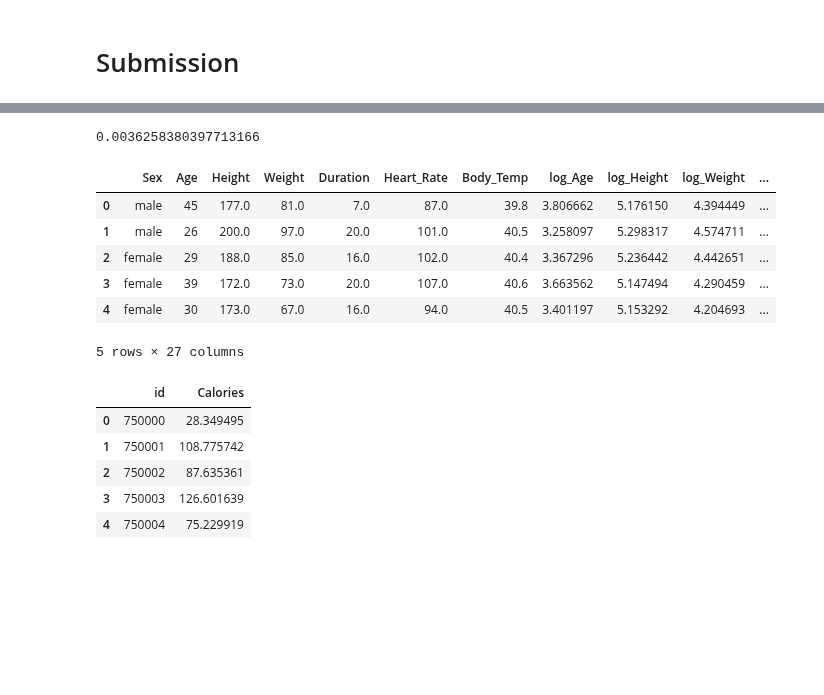
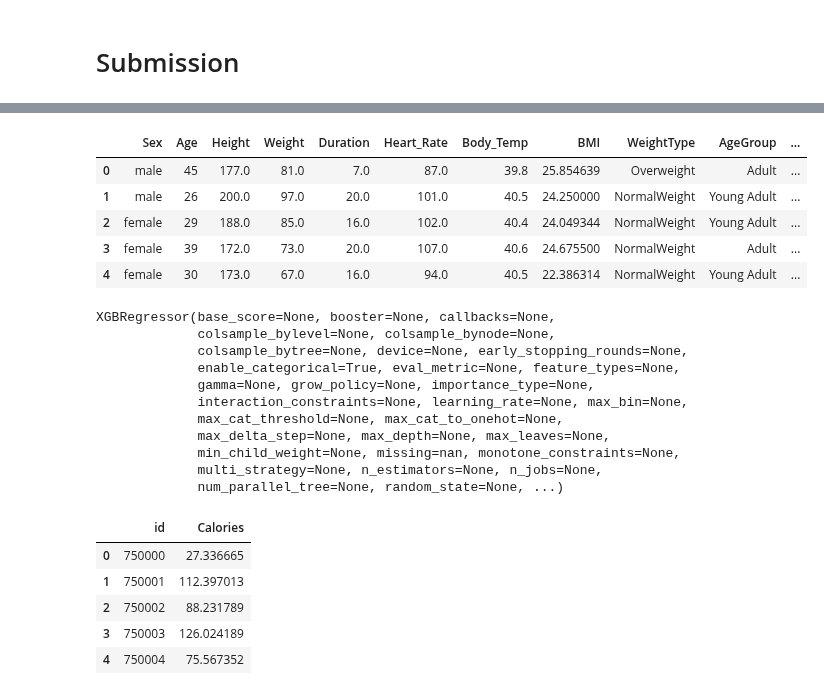
Before and after one commit to Richardhhhg/Kaggle, a Jupyter notebook: calories-xgb.ipynb, the cells around one changed output, grey strips where cells are left out. Saved outputs shown, nothing was run; the diff lists cells and outputs as text; code cells hidden in the pictures; blank space fills up the shorter version.

Commit message:
Kaggle Notebook | Calories | XGB | Version 24

```diff
--- a/calories-xgb.ipynb
+++ b/calories-xgb.ipynb
@@ -62,7 +65,7 @@ def make_pairs(df):
     pair_size = [2,3]
 
     for r in pair_size:
-        for cols in tqdm(list(combinations(encode_columns, r))):
+        for cols in list(combinations(encode_columns, r)):
             new_col_name = '_'.join(cols)
 
             df_temp[new_col_name] = df_temp[list(cols)].astype(str).agg('_'.join, axis=1)
@@ -330,25 +353,38 @@ XGBRegressor(alpha=0.3170600920490681, base_score=None, booster=None,
 # %%
-y_val_pred = best_model.predict(X_val2)
-y_val_pred = np.expm1(y_val_pred)
-score = mean_squared_log_error(y_val_pred, y_val)
-print(score)
+# y_val_pred = best_model.predict(X_val1)
+# y_val_pred = np.expm1(y_val_pred)
+# score = mean_squared_log_error(y_val_pred, y_val)
+# print(score)
-# %% [output]
-0.0036258380397713166
 # %%
-df_test1 = make_features(df_test, test=True, make_int=False)
+df_test1 = make_features(df_test, test=True, make_int=False, make_log=False)
 
 df_test1.head()
 # %% [output]
-|  | Sex | Age | Height | Weight | Duration | Heart_Rate | Body_Temp | log_Age | log_Height | log_Weight | ... |
-| 0 | male | 45 | 177.0 | 81.0 | 7.0 | 87.0 | 39.8 | 3.806662 | 5.176150 | 4.394449 | ... |
-| 1 | male | 26 | 200.0 | 97.0 | 20.0 | 101.0 | 40.5 | 3.258097 | 5.298317 | 4.574711 | ... |
-| 2 | female | 29 | 188.0 | 85.0 | 16.0 | 102.0 | 40.4 | 3.367296 | 5.236442 | 4.442651 | ... |
-| 3 | female | 39 | 172.0 | 73.0 | 20.0 | 107.0 | 40.6 | 3.663562 | 5.147494 | 4.290459 | ... |
-| 4 | female | 30 | 173.0 | 67.0 | 16.0 | 94.0 | 40.5 | 3.401197 | 5.153292 | 4.204693 | ... |
+|  | Sex | Age | Height | Weight | Duration | Heart_Rate | Body_Temp | BMI | WeightType | AgeGroup | ... |
+| 0 | male | 45 | 177.0 | 81.0 | 7.0 | 87.0 | 39.8 | 25.854639 | Overweight | Adult | ... |
+| 1 | male | 26 | 200.0 | 97.0 | 20.0 | 101.0 | 40.5 | 24.250000 | NormalWeight | Young Adult | ... |
+| 2 | female | 29 | 188.0 | 85.0 | 16.0 | 102.0 | 40.4 | 24.049344 | NormalWeight | Young Adult | ... |
+| 3 | female | 39 | 172.0 | 73.0 | 20.0 | 107.0 | 40.6 | 24.675500 | NormalWeight | Adult | ... |
+| 4 | female | 30 | 173.0 | 67.0 | 16.0 | 94.0 | 40.5 | 22.386314 | NormalWeight | Young Adult | ... |
-5 rows × 27 columns
+# %%
+best_model = xgb.XGBRegressor(enable_categorical=True)
+best_model.fit(X1, y3) # features with calories_minute
+# %% [output]
+XGBRegressor(base_score=None, booster=None, callbacks=None,
+             colsample_bylevel=None, colsample_bynode=None,
+             colsample_bytree=None, device=None, early_stopping_rounds=None,
+             enable_categorical=True, eval_metric=None, feature_types=None,
+             gamma=None, grow_policy=None, importance_type=None,
+             interaction_constraints=None, learning_rate=None, max_bin=None,
+             max_cat_threshold=None, max_cat_to_onehot=None,
+             max_delta_step=None, max_depth=None, max_leaves=None,
+             min_child_weight=None, missing=nan, monotone_constraints=None,
+             multi_strategy=None, n_estimators=None, n_jobs=None,
+             num_parallel_tree=None, random_state=None, ...)
 # %%
 y_test_pred = best_model.predict(df_test1)
-y_test_pred = np.expm1(y_test_pred)
+# y_test_pred = np.expm1(y_test_pred)
+y_test_pred = y_test_pred * df_test1['Duration']
 
 submission = pd.read_csv("/kaggle/input/playground-series-s5e5/sample_submission.csv")
 submission['Calories'] = y_test_pred
@@ -356,8 +392,8 @@ submission.to_csv('submission.csv', index=False)
 submission.head()
 # %% [output]
 |  | id | Calories |
-| 0 | 750000 | 28.349495 |
-| 1 | 750001 | 108.775742 |
-| 2 | 750002 | 87.635361 |
-| 3 | 750003 | 126.601639 |
-| 4 | 750004 | 75.229919 |
+| 0 | 750000 | 27.336665 |
+| 1 | 750001 | 112.397013 |
+| 2 | 750002 | 88.231789 |
+| 3 | 750003 | 126.024189 |
+| 4 | 750004 | 75.567352 |
```
Also changed, not shown: parts of 13 cells of this notebook.
